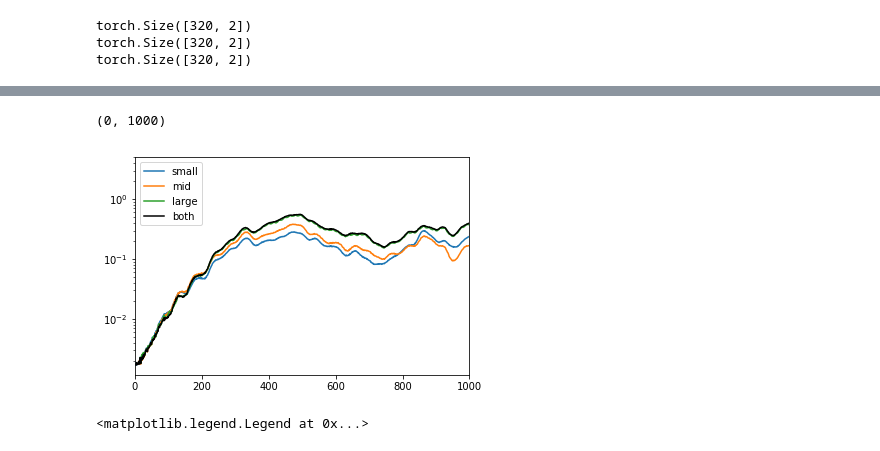
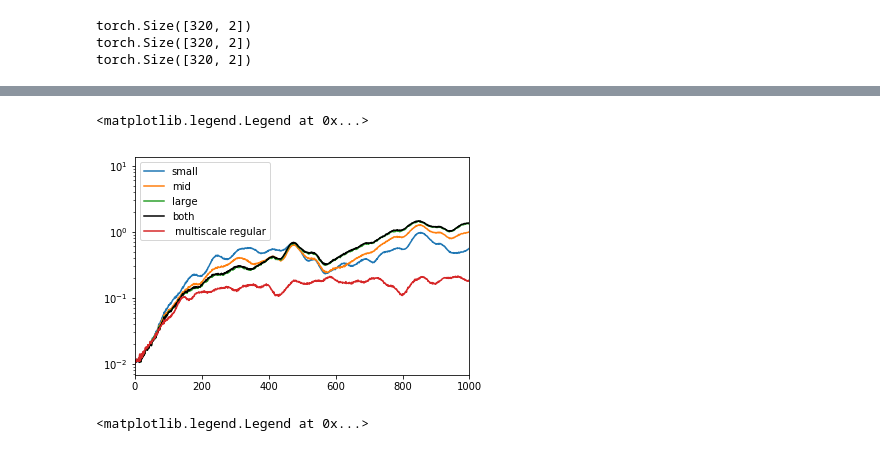
Before and after one commit to KatieJ16/ensemble_HiSTs, a Jupyter notebook: scripts/multiscale_HiTS_exp/three_at_a_time_post.ipynb, the cells around one changed output, grey strips where cells are left out. Saved outputs shown, nothing was run; the diff lists cells and outputs as text; code cells hidden in the pictures.

```diff
--- a/scripts/multiscale_HiTS_exp/three_at_a_time_post.ipynb
+++ b/scripts/multiscale_HiTS_exp/three_at_a_time_post.ipynb
@@ -32,7 +32,7 @@ dt = 0.02                     # time unit: 0.0005 for Lorenz and 0.01 for others
 system = 'VanDerPol'         # system name: 'Hyperbolic', 'Cubic', 'VanDerPol', 'Hopf' or 'Lorenz'
 
 step_size = 4
-noise = 0.02                   # noise percentage: 0.00, 0.01 or 0.02
+noise = 0.05                   # noise percentage: 0.00, 0.01 or 0.02
 
 lr = 1e-3                     # learning rate
 max_epoch = 50000            # the maximum training epoch
@@ -179,0 +195,28 @@ plt.xlim([0,1000])
+# %%
+
+# plt.semilogy(t_list_large, mse_large, label = "large")
+# plt.semilogy(t_list_mid, mse_mid, label = "mid")
+# plt.semilogy(t_list, mse_small, label = "small")
+
+plt.xlim([0,1000])
+# plt.ylim([0.0001, 1])
+
+n_steps=5000
+y_preds = models_regular[0].uni_scale_forecast(torch.tensor(test_data[:, 0, :]).float(), n_steps=n_steps)
+mse = torch.mean((y_preds - torch.tensor(test_data[:, 1:1+n_steps, :]).float())**2, axis = (0,2))
+plt.plot(mse, label = "small regular")
+
+y_preds = models_regular[1].uni_scale_forecast(torch.tensor(test_data[:, 0, :]).float(), n_steps=n_steps)
+mse = torch.mean((y_preds - torch.tensor(test_data[:, 1:1+n_steps, :]).float())**2, axis = (0,2))
+plt.plot(mse, label = "mid regular")
+
+y_preds = models_regular[2].uni_scale_forecast(torch.tensor(test_data[:, 0, :]).float(), n_steps=n_steps)
+mse = torch.mean((y_preds - torch.tensor(test_data[:, 1:1+n_steps, :]).float())**2, axis = (0,2))
+plt.plot(mse, label = "large regular")
+plt.legend()
+
+y_preds = net_regular.vectorized_multi_scale_forecast(torch.tensor(test_data[:, 0, :]).float().to('cpu'), n_steps=n_steps, models=models_regular)
+mse_regular = torch.mean((y_preds - torch.tensor(test_data[:, 1:1+n_steps, :]).float())**2, axis = (0,2))
+plt.semilogy(mse_regular, label = " multiscale regular")
+
+plt.legend()
@@ -329,13 +378,19 @@ t_list =  [   4    8   12 ... 4992 4996 5000]
 # %%
 plt.semilogy(t_list, mse_small, label = "small")
 plt.semilogy(t_list_mid, mse_mid, label = "mid")
 plt.semilogy(t_list_large, mse_large, label = "large")
 plt.semilogy(t_list, mse, 'k', label = "both")
+
+plt.xlim([0,1000])
+
+y_preds = net_regular.vectorized_multi_scale_forecast(torch.tensor(test_data[:, 0, :]).float().to('cpu'), n_steps=n_steps, models=models_regular)
+mse_regular = torch.mean((y_preds - torch.tensor(test_data[:, 1:1+n_steps, :]).float())**2, axis = (0,2))
+plt.plot(mse_regular, label = " multiscale regular")
+
 plt.legend()
-plt.xlim([0,1000])
 # %% [output]
-(0, 1000)
+<matplotlib.legend.Legend at 0x...>
-[figure, old version]
+[figure, new version]
 # %%
 plt.semilogy(t_list[:50], mse_small[:50], label = "small")
 
```
Also changed, not shown: parts of 9 cells of this notebook.
